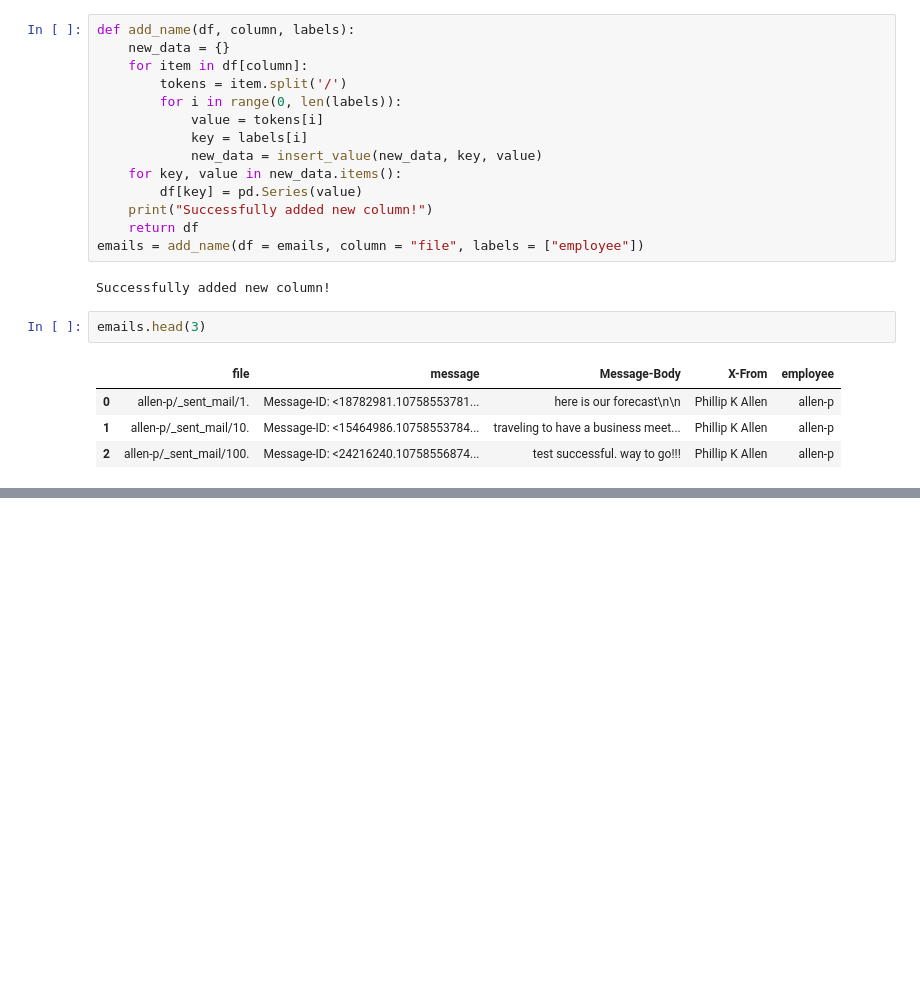
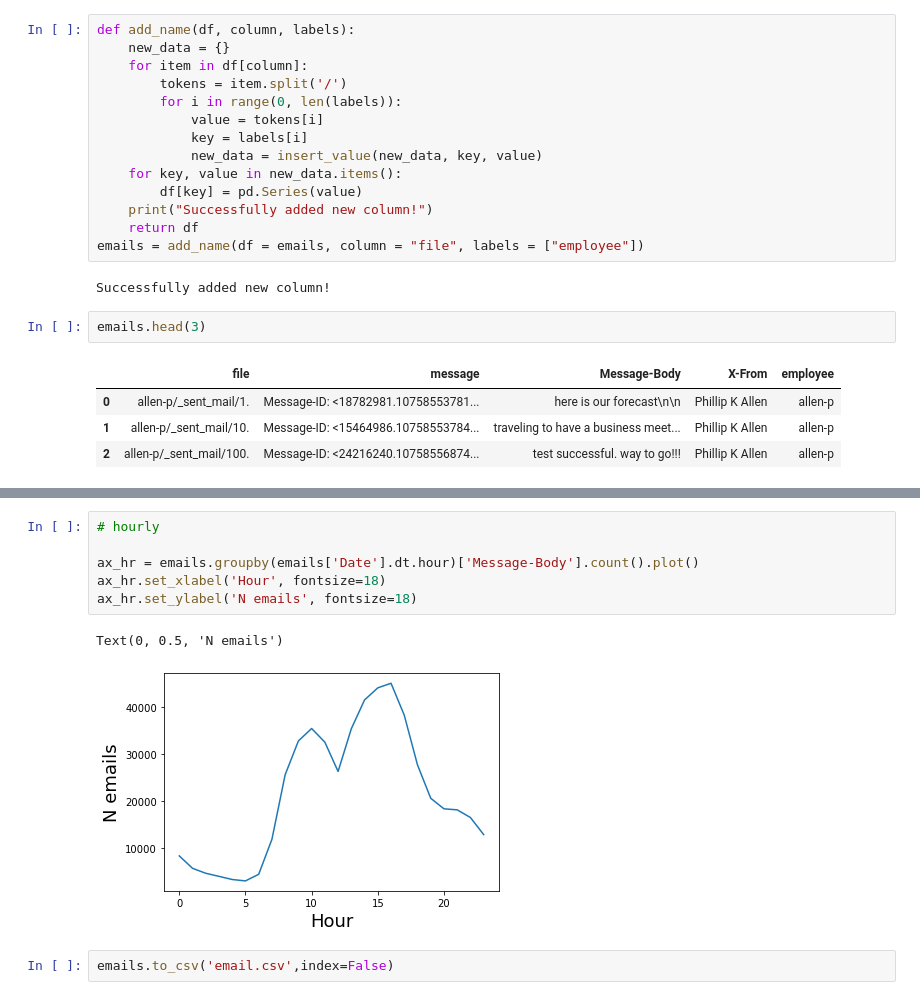
Before and after one commit to nedraki/Enron-Email, a Jupyter notebook: Second.ipynb, the cells around one changed output, grey strips where cells are left out. Cells and saved outputs as stored; diff of their text form; blank space fills up the shorter version.

```diff
--- a/Second.ipynb
+++ b/Second.ipynb
@@ -175,0 +314,11 @@ emails.shape
+# %%
+# hourly
+
+ax_hr = emails.groupby(emails['Date'].dt.hour)['Message-Body'].count().plot()
+ax_hr.set_xlabel('Hour', fontsize=18)
+ax_hr.set_ylabel('N emails', fontsize=18)
+# %% [output]
+Text(0, 0.5, 'N emails')
+[figure, added]
+# %%
+emails.to_csv('email.csv',index=False)
```
Also changed, not shown: parts of 21 cells of this notebook.
